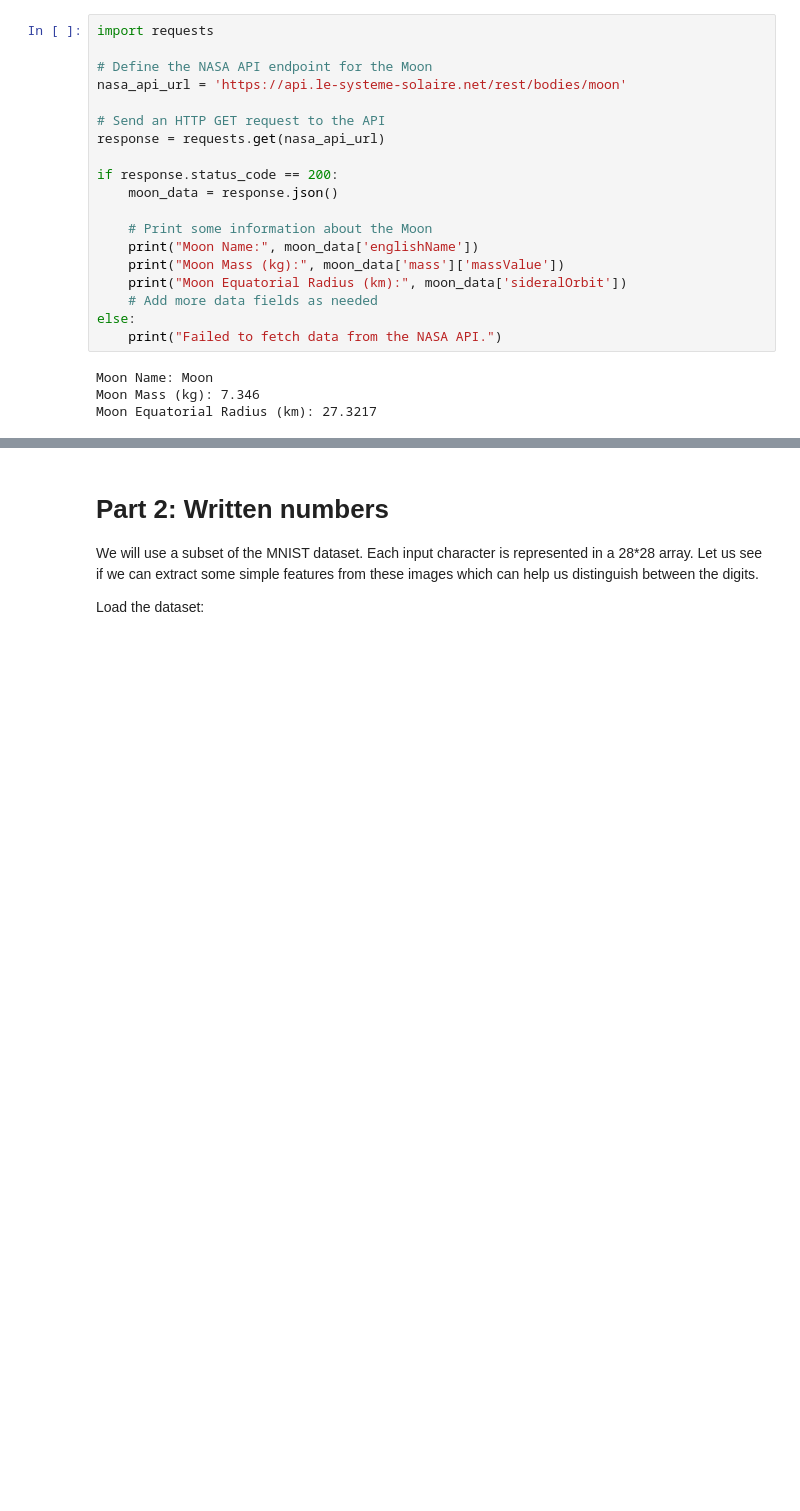
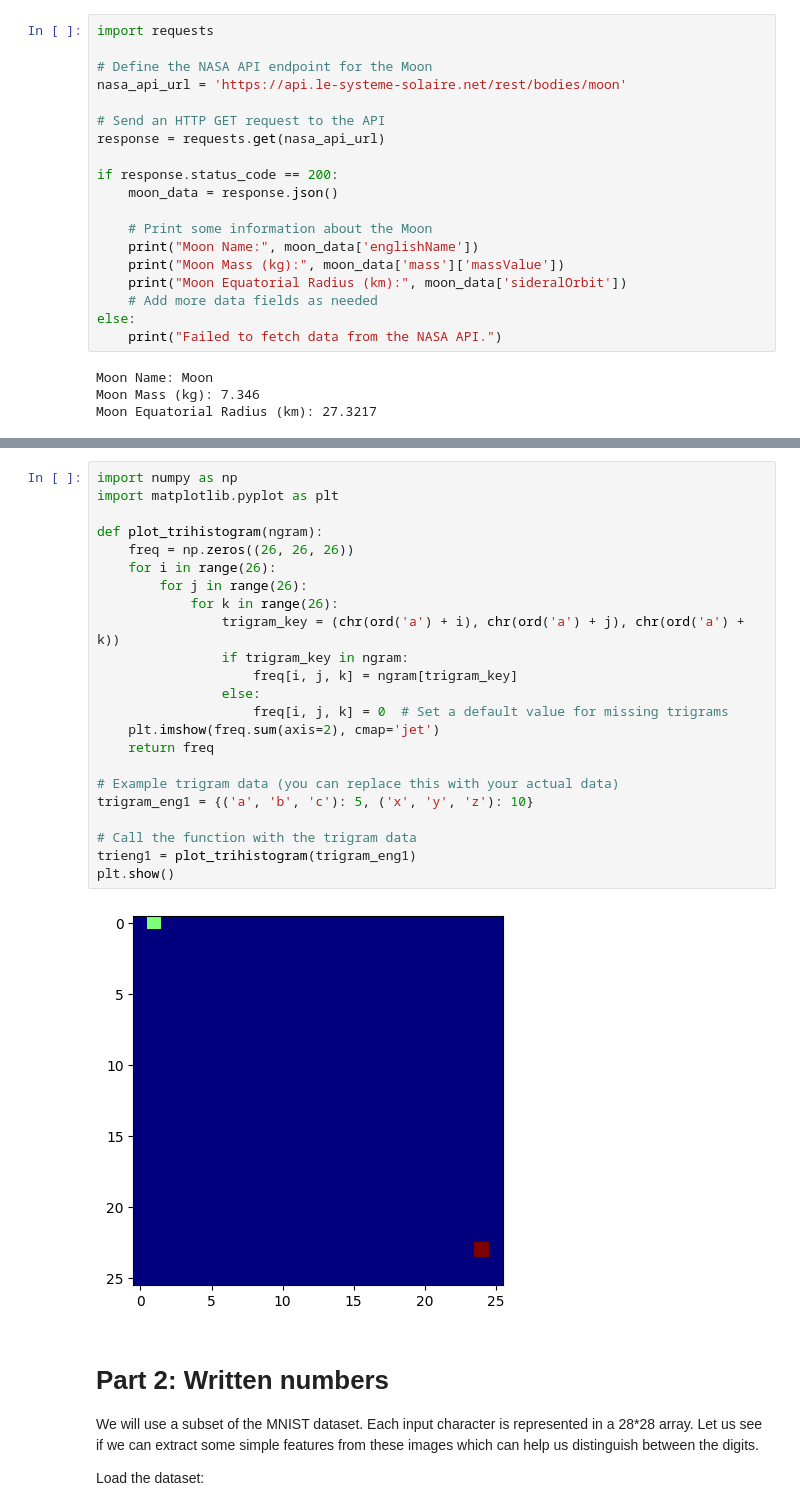
Before and after one commit to Krishna038/FMML_Project_and_Labs, a Jupyter notebook: Assignment_Module_01_Lab_01_Features.ipynb, the cells around one changed output, grey strips where cells are left out. Drawn from its saved outputs; the diff is of its cells as text; blank space fills up the shorter version.

```diff
--- a/Assignment_Module_01_Lab_01_Features.ipynb
+++ b/Assignment_Module_01_Lab_01_Features.ipynb
@@ -356,3 +366,28 @@ plt.show()
+# %%
+import numpy as np
+import matplotlib.pyplot as plt
+
+def plot_trihistogram(ngram):
+    freq = np.zeros((26, 26, 26))
+    for i in range(26):
+        for j in range(26):
+            for k in range(26):
+                trigram_key = (chr(ord('a') + i), chr(ord('a') + j), chr(ord('a') + k))
+                if trigram_key in ngram:
+                    freq[i, j, k] = ngram[trigram_key]
+                else:
+                    freq[i, j, k] = 0  # Set a default value for missing trigrams
+    plt.imshow(freq.sum(axis=2), cmap='jet')
+    return freq
+
+# Example trigram data (you can replace this with your actual data)
+trigram_eng1 = {('a', 'b', 'c'): 5, ('x', 'y', 'z'): 10}
+
+# Call the function with the trigram data
+trieng1 = plot_trihistogram(trigram_eng1)
+plt.show()
+# %% [output]
+[figure, added]
 # %% [markdown]
 # Part 2: Written numbers
 
```
Also changed, not shown: parts of 8 cells of this notebook.
